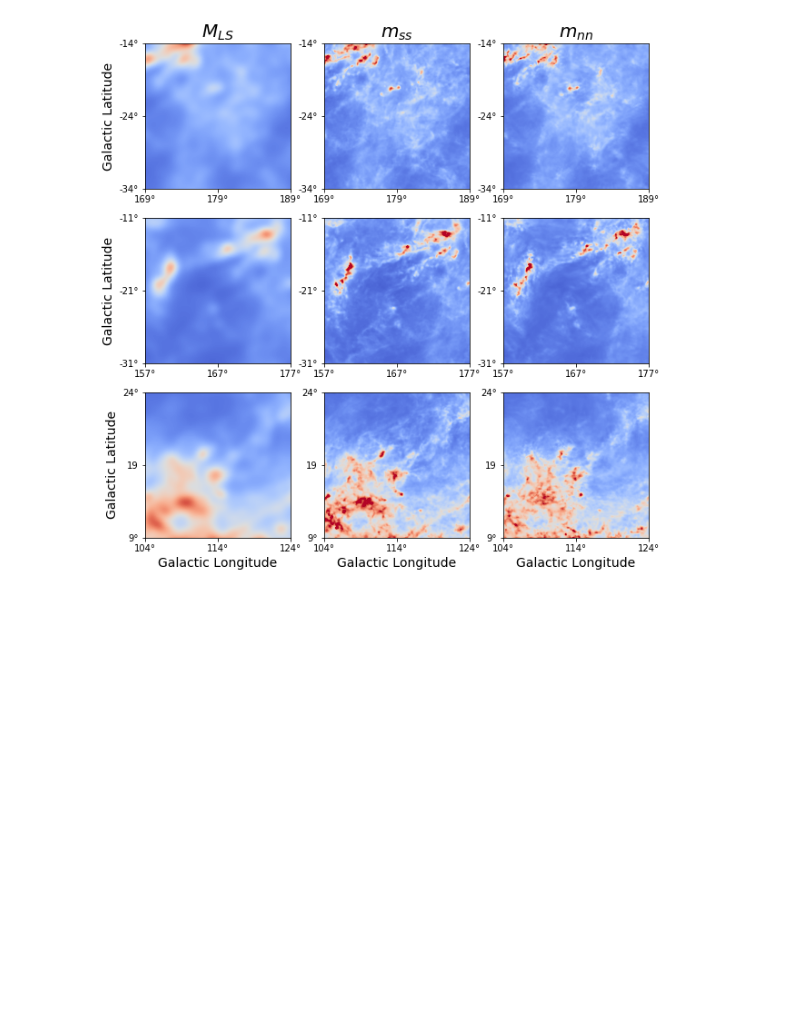
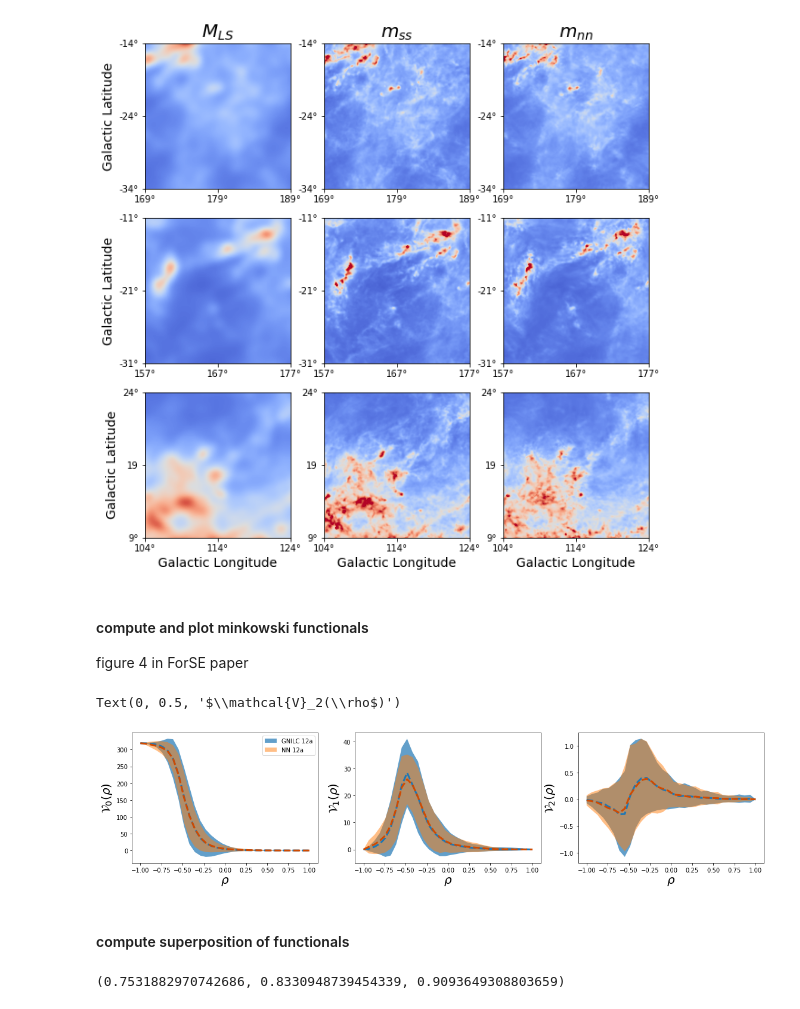
Before and after one commit to ai4cmb/ForSE, a Jupyter notebook: forse/notebooks/T_results.ipynb, the cells around one changed output. Drawn from its saved outputs; the diff is of its cells as text; code cells hidden in the pictures; blank space fills up the shorter version.

```diff
--- a/forse/notebooks/T_results.ipynb
+++ b/forse/notebooks/T_results.ipynb
@@ -160,3 +174,77 @@ plt.xticks((0, 160, 320), ('104°', '114°', '124°') )
   <matplotlib.axis.XTick at 0x...>],
  <a list of 3 Text xticklabel objects>)
 [figure]
+# %% [markdown]
+#### compute and plot minkowski functionals
+figure 4 in ForSE paper
+# %%
+rhos_gnilc, f_gnilc, u_gnilc, chi_gnilc = [], [], [], []
+rhos_nn, f_nn, u_nn, chi_nn = [], [], [], []
+for i in range(npatches):
+    mgnilc = rescale_min_max(Ss_ratio[i], return_min_max=False)
+    rhos_T, f_T, u_T, chi_T = get_functionals(mgnilc)
+    mNN = rescale_min_max(NNout[i, :, :, 0], return_min_max=False)
+    rhos_NN, f_NN, u_NN, chi_NN= get_functionals(mNN)
+    f_gnilc.append(f_T)
+    f_nn.append(f_NN)
+    u_gnilc.append(u_T)
+    u_nn.append(u_NN)
+    chi_gnilc.append(chi_T)
+    chi_nn.append(chi_NN)
+# %%
+f_gnilc = np.array(f_gnilc)
+f_nn = np.array(f_nn)
+u_gnilc = np.array(u_gnilc)
+u_nn = np.array(u_nn)
+chi_gnilc = np.array(chi_gnilc)
+chi_nn = np.array(chi_nn)
+
+plt.figure(figsize=(19, 4))
+
+plt.subplot(131)
+plt.ylabel(r'$\mathcal{V}_0(\rho$)', fontsize=20)
+plt.fill_between(rhos_T,
+                     np.mean(f_gnilc, axis=0)-np.std(f_gnilc, axis=0),
+                     np.mean(f_gnilc, axis=0)+np.std(f_gnilc, axis=0),
+                     lw=1, label='GNILC 12a', alpha=0.7)
+plt.plot(rhos_T, np.mean(f_gnilc, axis=0), lw=3, ls='--')
+plt.fill_between(rhos_T,
+                     np.mean(f_nn, axis=0)-np.std(f_nn, axis=0),
+                     np.mean(f_nn, axis=0)+np.std(f_nn, axis=0),
+                     lw=1, label='NN 12a', alpha=0.5)
+plt.plot(rhos_T, np.mean(f_nn, axis=0), lw=3, ls='--', color='#D04A00')
+plt.legend()
+plt.xlabel(r'$\rho$', fontsize=20)
+
+plt.subplot(132)
+plt.ylabel(r'$\mathcal{V}_1(\rho$)', fontsize=20)
+plt.fill_between(rhos_T,
+                     np.mean(u_gnilc, axis=0)-np.std(u_gnilc, axis=0),
+                     np.mean(u_gnilc, axis=0)+np.std(u_gnilc, axis=0),
+                     lw=1, label='GNILC 12a', alpha=0.7)
+plt.plot(rhos_T, np.mean(u_gnilc, axis=0), lw=3, ls='--')
+plt.fill_between(rhos_T,
+                     np.mean(u_nn, axis=0)-np.std(u_nn, axis=0),
+                     np.mean(u_nn, axis=0)+np.std(u_nn, axis=0),
+                     lw=1, label='NN 12a', alpha=0.5)
+plt.plot(rhos_T, np.mean(u_nn, axis=0), lw=3, ls='--', color='#D04A00')
+plt.xlabel(r'$\rho$', fontsize=20)
+
+plt.subplot(133)
+plt.fill_between(rhos_T,
+                     np.mean(chi_gnilc, axis=0)-np.std(chi_gnilc, axis=0),
+                     np.mean(chi_gnilc, axis=0)+np.std(chi_gnilc, axis=0),
+                     lw=1, label='GNILC 12a', alpha=0.7)
+plt.plot(rhos_T, np.mean(chi_gnilc, axis=0), lw=3, ls='--')
+plt.fill_between(rhos_T,
+                     np.mean(chi_nn, axis=0)-np.std(chi_nn, axis=0),
+                     np.mean(chi_nn, axis=0)+np.std(chi_nn, axis=0),
+                     lw=1, label='NN 12a', alpha=0.5)
+plt.plot(rhos_T, np.mean(chi_nn, axis=0), lw=3, ls='--', color='#D04A00')
+plt.xlabel(r'$\rho$', fontsize=20)
+plt.ylabel(r'$\mathcal{V}_2(\rho$)', fontsize=20)
+# %% [output]
+Text(0, 0.5, '$\\mathcal{V}_2(\\rho$)')
+[figure, added]
+# %% [markdown]
+#### compute superposition of functionals
@@ -162,0 +264,4 @@ plt.xticks((0, 160, 320), ('104°', '114°', '124°') )
+# %%
+m1, m2, m3
+# %% [output]
+(0.7531882970742686, 0.8330948739454339, 0.9093649308803659)
```
Also changed, not shown: parts of 7 cells of this notebook.
